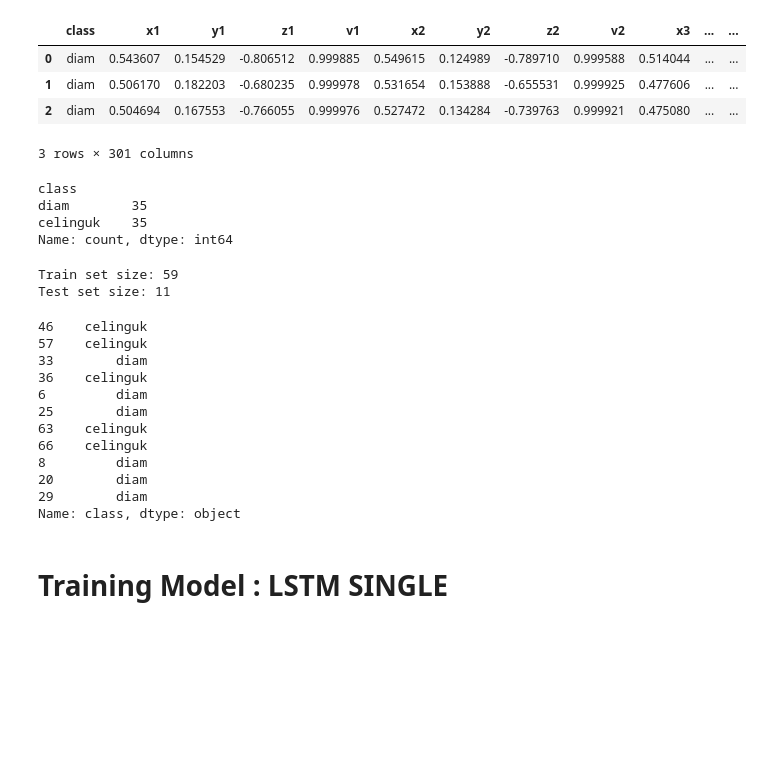
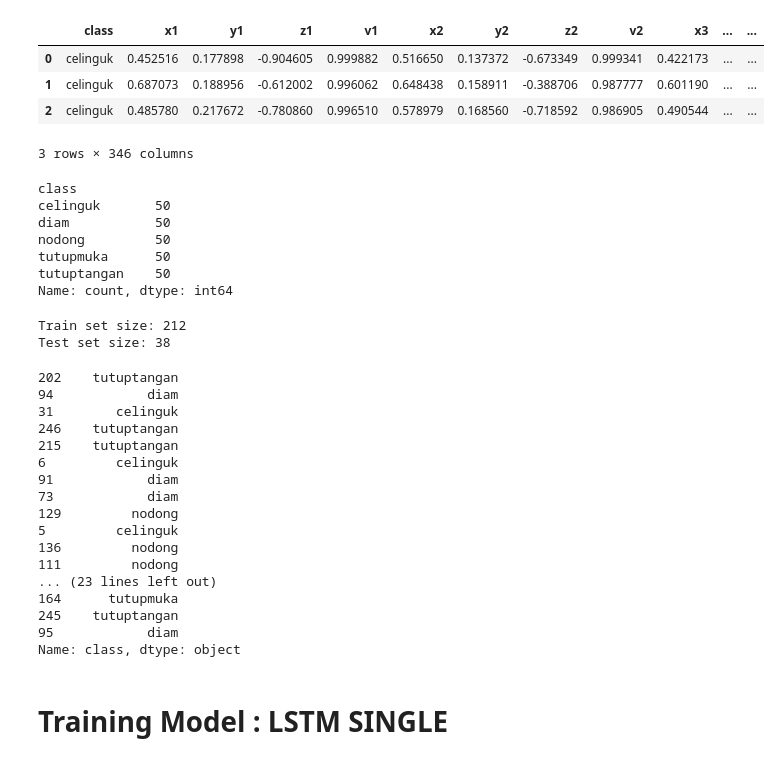
Before and after one commit to NawfalHadi/suspicious_detection, a Jupyter notebook: code/workflow/2_training.ipynb, the cells around one changed output. Cells and saved outputs as stored; diff of their text form; code cells hidden in the pictures; blank space fills up the shorter version.

Commit message:
detection : model test

```diff
--- a/code/workflow/2_training.ipynb
+++ b/code/workflow/2_training.ipynb
@@ -21,20 +18,23 @@ To enable the following instructions: AVX2 FMA, in other operations, rebuild Ten
 # %%
 VERSION = 'v1'
 # %%
-df = pd.read_csv('../../dataset/csv/dataset_v0.csv')
+df = pd.read_csv('../../dataset/csv/dataset_v1.csv')
 df.head(3)
 # %% [output]
 |  | class | x1 | y1 | z1 | v1 | x2 | y2 | z2 | v2 | x3 | ... | ... |
-| 0 | diam | 0.543607 | 0.154529 | -0.806512 | 0.999885 | 0.549615 | 0.124989 | -0.789710 | 0.999588 | 0.514044 | ... | ... |
-| 1 | diam | 0.506170 | 0.182203 | -0.680235 | 0.999978 | 0.531654 | 0.153888 | -0.655531 | 0.999925 | 0.477606 | ... | ... |
-| 2 | diam | 0.504694 | 0.167553 | -0.766055 | 0.999976 | 0.527472 | 0.134284 | -0.739763 | 0.999921 | 0.475080 | ... | ... |
+| 0 | celinguk | 0.452516 | 0.177898 | -0.904605 | 0.999882 | 0.516650 | 0.137372 | -0.673349 | 0.999341 | 0.422173 | ... | ... |
+| 1 | celinguk | 0.687073 | 0.188956 | -0.612002 | 0.996062 | 0.648438 | 0.158911 | -0.388706 | 0.987777 | 0.601190 | ... | ... |
+| 2 | celinguk | 0.485780 | 0.217672 | -0.780860 | 0.996510 | 0.578979 | 0.168560 | -0.718592 | 0.986905 | 0.490544 | ... | ... |
-3 rows × 301 columns
+3 rows × 346 columns
 # %%
 df['class'].value_counts()
 # %% [output]
 class
-diam        35
-celinguk    35
+celinguk       50
+diam           50
+nodong         50
+tutupmuka      50
+tutuptangan    50
 Name: count, dtype: int64
 # %%
 X = df.drop('class', axis=1) # features
@@ -46,19 +46,24 @@ print(f"Train set size: {X_train.shape[0]}")
 print(f"Test set size: {X_test.shape[0]}")
 y_test
 # %% [output]
-Train set size: 59
-Test set size: 11
+Train set size: 212
+Test set size: 38
-46    celinguk
-57    celinguk
-33        diam
-36    celinguk
-6         diam
-25        diam
-63    celinguk
-66    celinguk
-8         diam
-20        diam
-29        diam
+202    tutuptangan
+94            diam
+31        celinguk
+246    tutuptangan
+215    tutuptangan
+6         celinguk
+91            diam
+73            diam
+129         nodong
+5         celinguk
+136         nodong
+111         nodong
+... (23 lines left out)
+164      tutupmuka
+245    tutuptangan
+95            diam
 Name: class, dtype: object
 # %% [markdown]
 # Training Model : LSTM SINGLE
```
Also changed, not shown: parts of 8 cells of this notebook, 10 other files.
